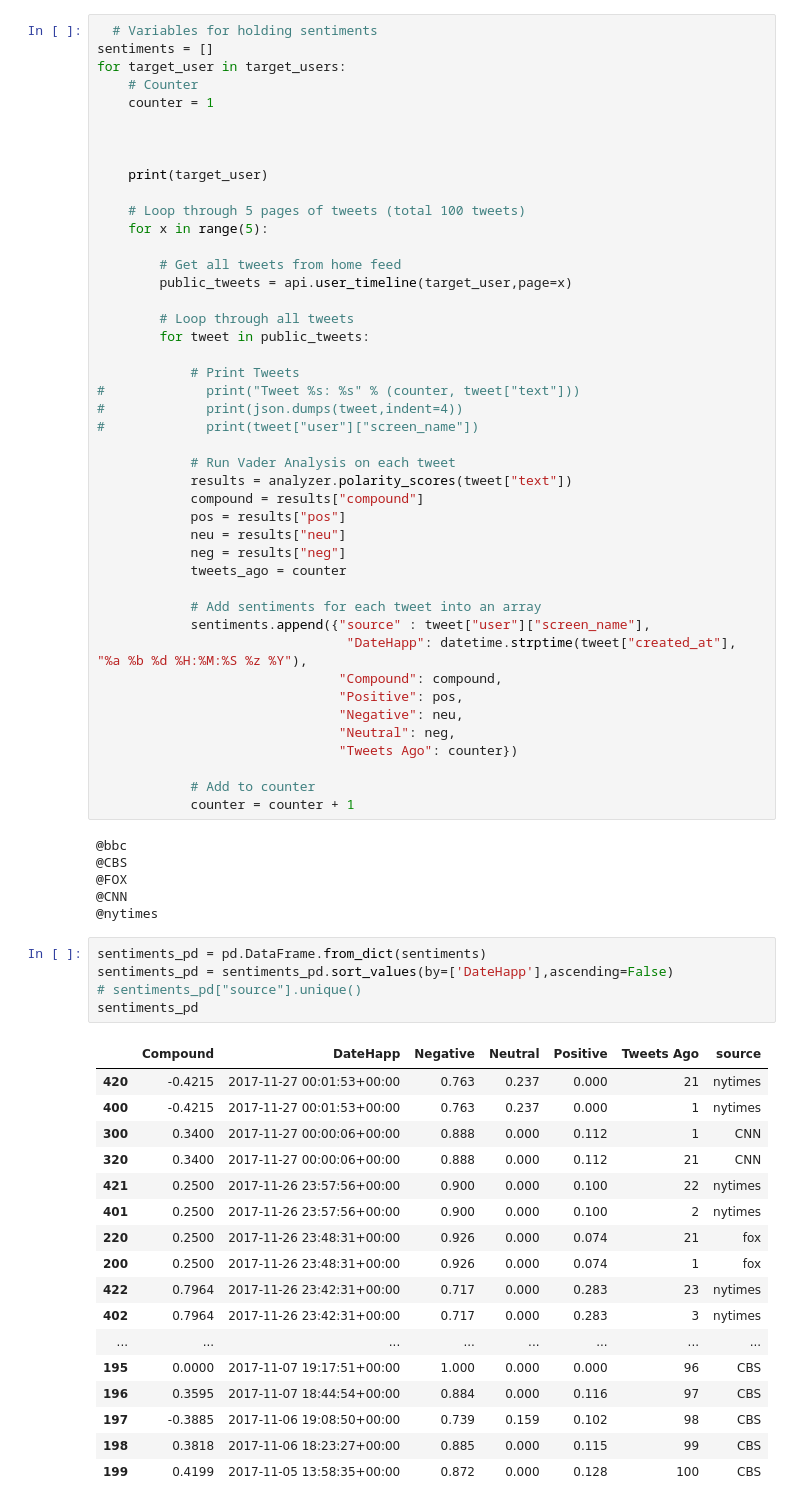
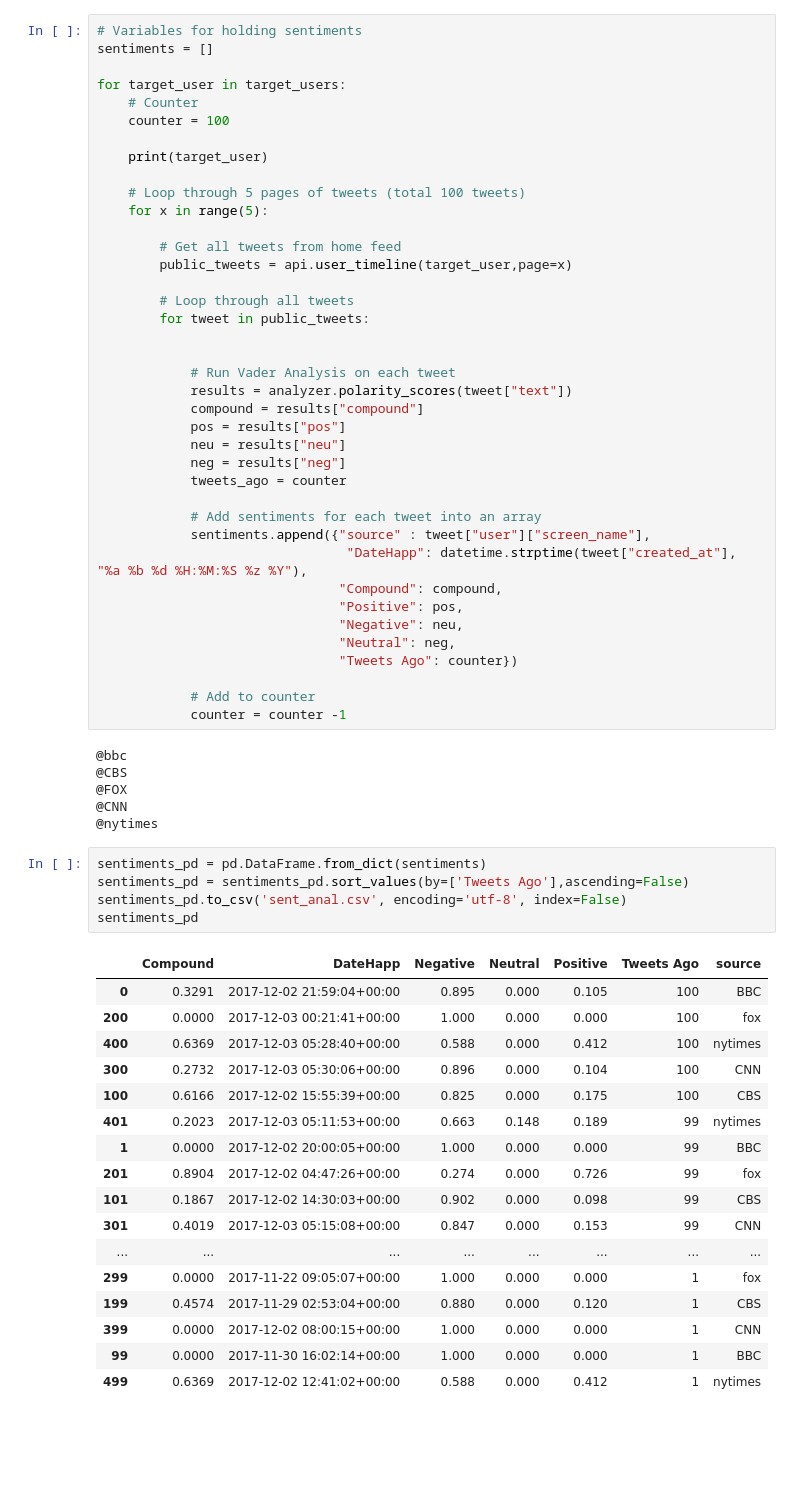
Before and after one commit to jijivjacob1/Social-Analytics, a Jupyter notebook: news-mood/news_mood.ipynb, the cells around one changed output. Saved outputs shown, nothing was run; the diff lists cells and outputs as text; blank space fills up the shorter version.

```diff
--- a/news-mood/news_mood.ipynb
+++ b/news-mood/news_mood.ipynb
@@ -28,13 +29,12 @@ api = tweepy.API(auth, parser=tweepy.parsers.JSONParser())
 # Target Account
 target_users = ["@bbc","@CBS","@FOX","@CNN","@nytimes"]
 # %%
-  # Variables for holding sentiments
+# Variables for holding sentiments
 sentiments = []
+
 for target_user in target_users:
     # Counter
-    counter = 1
-
-
+    counter = 100
 
     print(target_user)
 
@@ -47,10 +47,6 @@ for target_user in target_users:
         # Loop through all tweets
         for tweet in public_tweets:
 
-            # Print Tweets
-#             print("Tweet %s: %s" % (counter, tweet["text"]))
-#             print(json.dumps(tweet,indent=4))
-#             print(tweet["user"]["screen_name"])
 
             # Run Vader Analysis on each tweet
             results = analyzer.polarity_scores(tweet["text"])
@@ -70,7 +66,7 @@ for target_user in target_users:
                                "Tweets Ago": counter})
 
             # Add to counter
-            counter = counter + 1
+            counter = counter -1
 # %% [output]
 @bbc
 @CBS
@@ -79,25 +75,25 @@ for target_user in target_users:
 @nytimes
 # %%
 sentiments_pd = pd.DataFrame.from_dict(sentiments)
-sentiments_pd = sentiments_pd.sort_values(by=['DateHapp'],ascending=False)
-# sentiments_pd["source"].unique()
+sentiments_pd = sentiments_pd.sort_values(by=['Tweets Ago'],ascending=False)
+sentiments_pd.to_csv('sent_anal.csv', encoding='utf-8', index=False)
 sentiments_pd
 # %% [output]
 |  | Compound | DateHapp | Negative | Neutral | Positive | Tweets Ago | source |
-| 420 | -0.4215 | 2017-11-27 00:01:53+00:00 | 0.763 | 0.237 | 0.000 | 21 | nytimes |
-| 400 | -0.4215 | 2017-11-27 00:01:53+00:00 | 0.763 | 0.237 | 0.000 | 1 | nytimes |
-| 300 | 0.3400 | 2017-11-27 00:00:06+00:00 | 0.888 | 0.000 | 0.112 | 1 | CNN |
-| 320 | 0.3400 | 2017-11-27 00:00:06+00:00 | 0.888 | 0.000 | 0.112 | 21 | CNN |
-| 421 | 0.2500 | 2017-11-26 23:57:56+00:00 | 0.900 | 0.000 | 0.100 | 22 | nytimes |
-| 401 | 0.2500 | 2017-11-26 23:57:56+00:00 | 0.900 | 0.000 | 0.100 | 2 | nytimes |
-| 220 | 0.2500 | 2017-11-26 23:48:31+00:00 | 0.926 | 0.000 | 0.074 | 21 | fox |
-| 200 | 0.2500 | 2017-11-26 23:48:31+00:00 | 0.926 | 0.000 | 0.074 | 1 | fox |
-| 422 | 0.7964 | 2017-11-26 23:42:31+00:00 | 0.717 | 0.000 | 0.283 | 23 | nytimes |
-| 402 | 0.7964 | 2017-11-26 23:42:31+00:00 | 0.717 | 0.000 | 0.283 | 3 | nytimes |
+| 0 | 0.3291 | 2017-12-02 21:59:04+00:00 | 0.895 | 0.000 | 0.105 | 100 | BBC |
+| 200 | 0.0000 | 2017-12-03 00:21:41+00:00 | 1.000 | 0.000 | 0.000 | 100 | fox |
+| 400 | 0.6369 | 2017-12-03 05:28:40+00:00 | 0.588 | 0.000 | 0.412 | 100 | nytimes |
+| 300 | 0.2732 | 2017-12-03 05:30:06+00:00 | 0.896 | 0.000 | 0.104 | 100 | CNN |
+| 100 | 0.6166 | 2017-12-02 15:55:39+00:00 | 0.825 | 0.000 | 0.175 | 100 | CBS |
+| 401 | 0.2023 | 2017-12-03 05:11:53+00:00 | 0.663 | 0.148 | 0.189 | 99 | nytimes |
+| 1 | 0.0000 | 2017-12-02 20:00:05+00:00 | 1.000 | 0.000 | 0.000 | 99 | BBC |
+| 201 | 0.8904 | 2017-12-02 04:47:26+00:00 | 0.274 | 0.000 | 0.726 | 99 | fox |
+| 101 | 0.1867 | 2017-12-02 14:30:03+00:00 | 0.902 | 0.000 | 0.098 | 99 | CBS |
+| 301 | 0.4019 | 2017-12-03 05:15:08+00:00 | 0.847 | 0.000 | 0.153 | 99 | CNN |
 | ... | ... | ... | ... | ... | ... | ... | ... |
-| 195 | 0.0000 | 2017-11-07 19:17:51+00:00 | 1.000 | 0.000 | 0.000 | 96 | CBS |
-| 196 | 0.3595 | 2017-11-07 18:44:54+00:00 | 0.884 | 0.000 | 0.116 | 97 | CBS |
-| 197 | -0.3885 | 2017-11-06 19:08:50+00:00 | 0.739 | 0.159 | 0.102 | 98 | CBS |
-| 198 | 0.3818 | 2017-11-06 18:23:27+00:00 | 0.885 | 0.000 | 0.115 | 99 | CBS |
-| 199 | 0.4199 | 2017-11-05 13:58:35+00:00 | 0.872 | 0.000 | 0.128 | 100 | CBS |
+| 299 | 0.0000 | 2017-11-22 09:05:07+00:00 | 1.000 | 0.000 | 0.000 | 1 | fox |
+| 199 | 0.4574 | 2017-11-29 02:53:04+00:00 | 0.880 | 0.000 | 0.120 | 1 | CBS |
+| 399 | 0.0000 | 2017-12-02 08:00:15+00:00 | 1.000 | 0.000 | 0.000 | 1 | CNN |
+| 99 | 0.0000 | 2017-11-30 16:02:14+00:00 | 1.000 | 0.000 | 0.000 | 1 | BBC |
+| 499 | 0.6369 | 2017-12-02 12:41:02+00:00 | 0.588 | 0.000 | 0.412 | 1 | nytimes |
 500 rows × 7 columns
```
Also changed, not shown: parts of 5 cells of this notebook, 3 other files.
